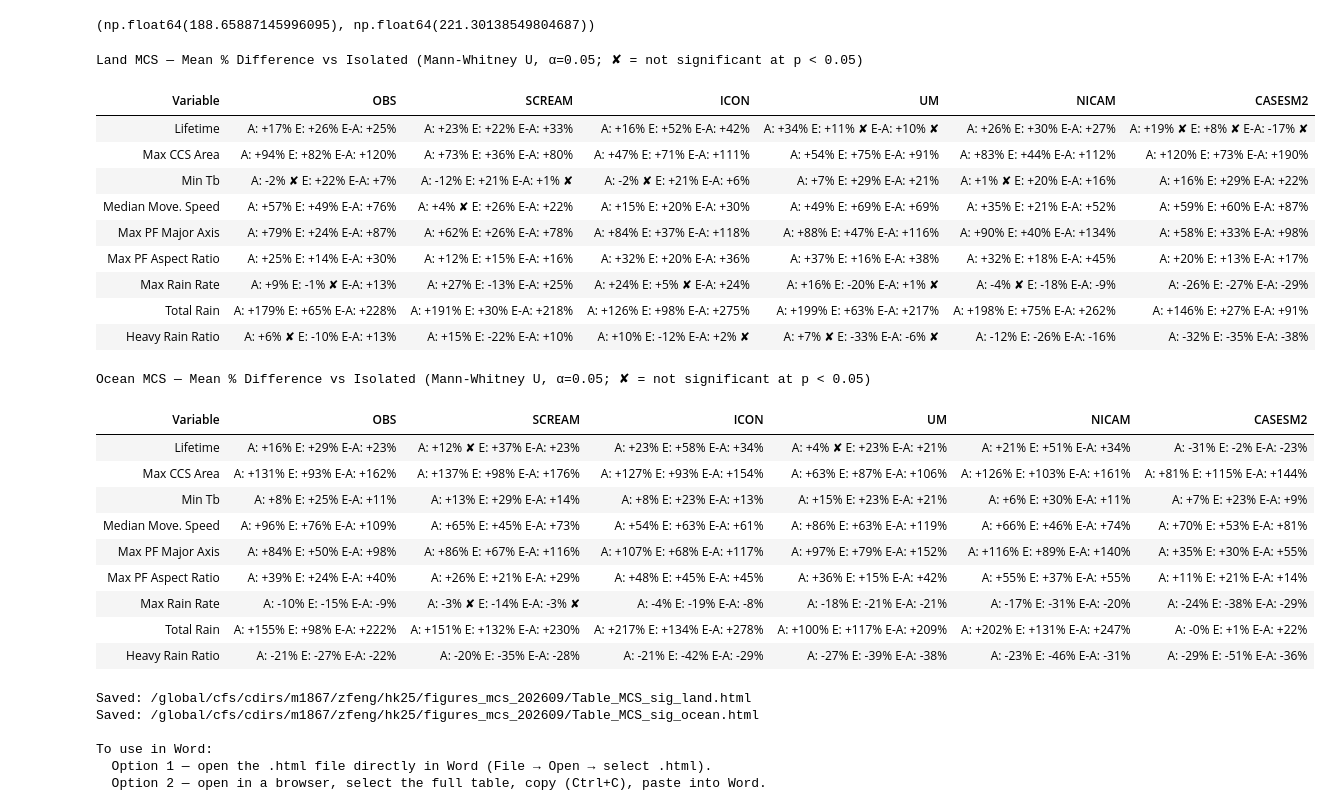
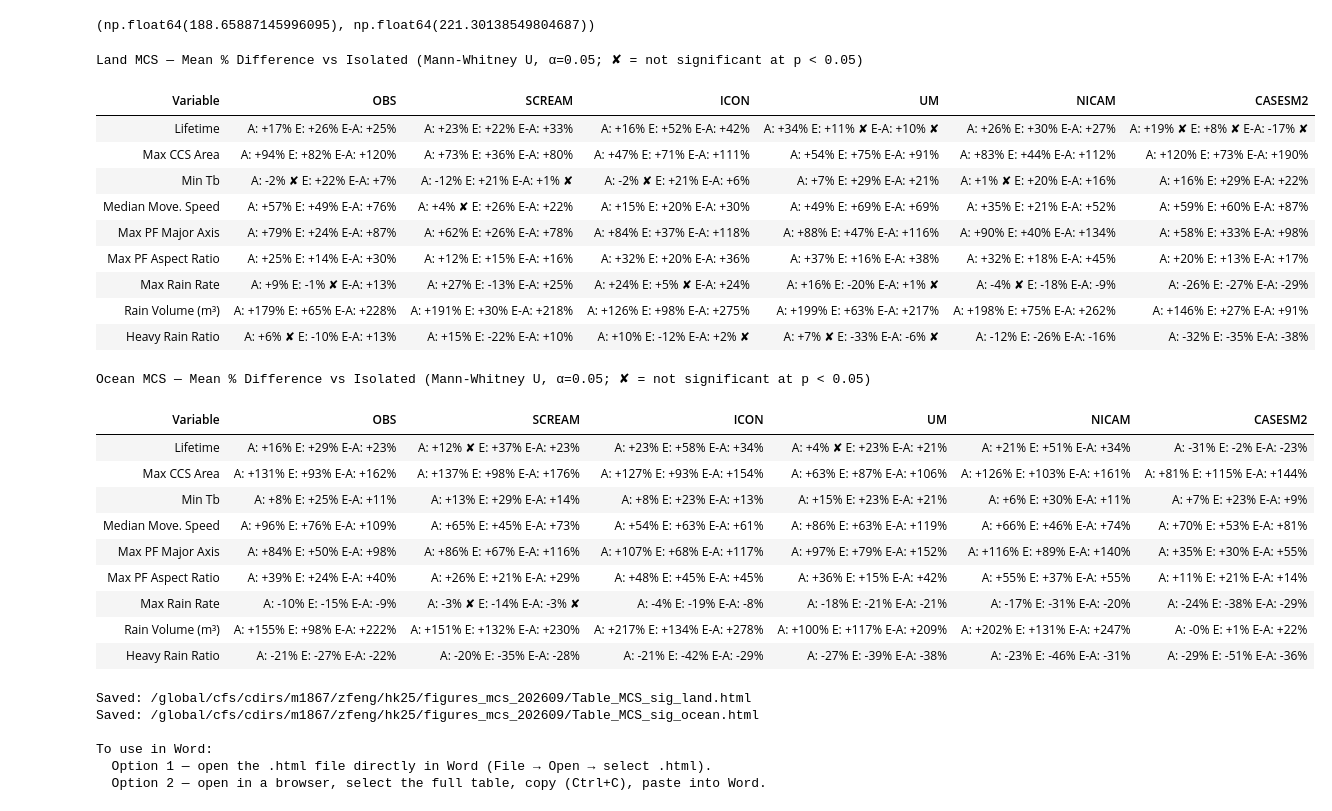
Before and after one commit to WACCEM/gsrm_cooccurrencefeature, a Jupyter notebook: notebooks/plot_mcs_cof_trackstats_multisource.ipynb, the cells around one changed output. Saved outputs shown, nothing was run; the diff lists cells and outputs as text; code cells hidden in the pictures.

```diff
--- a/notebooks/plot_mcs_cof_trackstats_multisource.ipynb
+++ b/notebooks/plot_mcs_cof_trackstats_multisource.ipynb
@@ -192,15 +192,18 @@ Years of data per dataset:
 # ccs_area_all    : total CCS area including merged and split cloud systems
 # core_area_ratio : convective core fraction of the total CCS area
 # heavy_rain_ratio: fraction of total rainfall that is heavy rain
+# total_rainvol   : rain volume (m³), assuming a uniform 100 km² pixel area
+pixel_area = 100  # km² per pixel
 df_all_src['ccs_area_all']     = df_all_src['ccs_area'] + df_all_src['merge_ccs_area'] + df_all_src['split_ccs_area']
 df_all_src['core_area_ratio']  = df_all_src['core_area'] / df_all_src['ccs_area']
 df_all_src['heavy_rain_ratio'] = df_all_src['total_heavyrain'] / df_all_src['total_rain']
+df_all_src['total_rainvol']    = df_all_src['total_rain'] * pixel_area * 1e3  # mm × km² → m³
 
 # Replace inf (division by zero when denominator == 0) with NaN
 df_all_src.replace([np.inf, -np.inf], np.nan, inplace=True)
 
 print("Derived columns added:")
-for col in ['ccs_area_all', 'core_area_ratio', 'heavy_rain_ratio']:
+for col in ['ccs_area_all', 'core_area_ratio', 'heavy_rain_ratio', 'total_rainvol']:
     print(f"  {col}: min={df_all_src[col].min():.4g}, "
           f"max={df_all_src[col].max():.4g}, "
           f"NaN={df_all_src[col].isna().sum():,}")
@@ -428,7 +432,7 @@ max_vars    = ['core_area', 'cold_area', 'ccs_area', 'ccs_area_all',
                'pf_area', 'pf_majoraxis', 'pf_aspectratio',
                'pf_maxrainrate', 'pf_rainrate', 'pf_landfrac', 'rainrate_heavyrain']
 min_vars    = ['corecold_mintb', 'core_meantb', 'meanlat']
-sum_vars    = ['total_rain', 'total_heavyrain']
+sum_vars    = ['total_rainvol', 'total_heavyrain']
 median_vars = ['movement_speed', ]
 mean_vars = ['core_area_ratio', 'heavy_rain_ratio', 'pf_landfrac']
 
@@ -929,7 +933,7 @@ STAT_VARS = [
     'pf_majoraxis_lt_max',
     'pf_aspectratio_lt_max',
     'pf_maxrainrate_lt_max',
-    'total_rain_lt_sum',
+    'total_rainvol_lt_sum',
     'heavy_rain_ratio_lt_mean',
 ]
 
@@ -941,7 +945,7 @@ VAR_LABELS = {
     'pf_majoraxis_lt_max':      'Max PF Major Axis',
     'pf_aspectratio_lt_max':    'Max PF Aspect Ratio',
     'pf_maxrainrate_lt_max':    'Max Rain Rate',
-    'total_rain_lt_sum':        'Total Rain',
+    'total_rainvol_lt_sum':     'Rain Volume (m³)',
     'heavy_rain_ratio_lt_mean': 'Heavy Rain Ratio',
 }
 
@@ -962,7 +966,7 @@ def compute_sig_table(df, stat_vars, var_labels, dataset_order, cof_compare, alp
     Mann-Whitney U significance for each non-isolated COF type vs. Isolated.
 
     Returns a dict[var][ds] = list of (pct_str, is_sig) per comparison.
-    Mann-Whitney U is used because variables like total_rain and pf_area are
+    Mann-Whitney U is used because variables like total_rainvol and pf_area are
     heavily right-skewed (not suitable for parametric t-tests).
     """
     data = {}
@@ -1085,34 +1089,34 @@ def build_html_table(data, stat_vars, var_labels, dataset_order, cof_compare, ti
         html += '</tr>\n'
 
     html += '</tbody></table>'
     return html
 
 
 # ── Run for land and ocean ────────────────────────────────────────────────────
 html_tables = {}
 for subset_name, df_sub in [('Land', df_land), ('Ocean', df_ocean)]:
     data = compute_sig_table(
         df_sub, STAT_VARS, VAR_LABELS, DATASET_ORDER, COF_COMPARE, ALPHA, MIN_N
     )
     title_str = (
         f'{subset_name} MCS — Mean % Difference vs Isolated '
         f'(Mann-Whitney U, α={ALPHA}; ✘ = not significant at p < {ALPHA})'
     )
     html_tables[subset_name] = build_html_table(
         data, STAT_VARS, VAR_LABELS, DATASET_ORDER, COF_COMPARE, title=title_str,
     )
     display(HTML(html_tables[subset_name]))
 # %% [output]
 Land MCS — Mean % Difference vs Isolated (Mann-Whitney U, α=0.05; ✘ = not significant at p < 0.05)
 | Variable | OBS | SCREAM | ICON | UM | NICAM | CASESM2 |
 | Lifetime | A: +17% E: +26% E-A: +25% | A: +23% E: +22% E-A: +33% | A: +16% E: +52% E-A: +42% | A: +34% E: +11% ✘ E-A: +10% ✘ | A: +26% E: +30% E-A: +27% | A: +19% ✘ E: +8% ✘ E-A: -17% ✘ |
 | Max CCS Area | A: +94% E: +82% E-A: +120% | A: +73% E: +36% E-A: +80% | A: +47% E: +71% E-A: +111% | A: +54% E: +75% E-A: +91% | A: +83% E: +44% E-A: +112% | A: +120% E: +73% E-A: +190% |
 | Min Tb | A: -2% ✘ E: +22% E-A: +7% | A: -12% E: +21% E-A: +1% ✘ | A: -2% ✘ E: +21% E-A: +6% | A: +7% E: +29% E-A: +21% | A: +1% ✘ E: +20% E-A: +16% | A: +16% E: +29% E-A: +22% |
 | Median Move. Speed | A: +57% E: +49% E-A: +76% | A: +4% ✘ E: +26% E-A: +22% | A: +15% E: +20% E-A: +30% | A: +49% E: +69% E-A: +69% | A: +35% E: +21% E-A: +52% | A: +59% E: +60% E-A: +87% |
 | Max PF Major Axis | A: +79% E: +24% E-A: +87% | A: +62% E: +26% E-A: +78% | A: +84% E: +37% E-A: +118% | A: +88% E: +47% E-A: +116% | A: +90% E: +40% E-A: +134% | A: +58% E: +33% E-A: +98% |
 | Max PF Aspect Ratio | A: +25% E: +14% E-A: +30% | A: +12% E: +15% E-A: +16% | A: +32% E: +20% E-A: +36% | A: +37% E: +16% E-A: +38% | A: +32% E: +18% E-A: +45% | A: +20% E: +13% E-A: +17% |
 | Max Rain Rate | A: +9% E: -1% ✘ E-A: +13% | A: +27% E: -13% E-A: +25% | A: +24% E: +5% ✘ E-A: +24% | A: +16% E: -20% E-A: +1% ✘ | A: -4% ✘ E: -18% E-A: -9% | A: -26% E: -27% E-A: -29% |
-| Total Rain | A: +179% E: +65% E-A: +228% | A: +191% E: +30% E-A: +218% | A: +126% E: +98% E-A: +275% | A: +199% E: +63% E-A: +217% | A: +198% E: +75% E-A: +262% | A: +146% E: +27% E-A: +91% |
+| Rain Volume (m³) | A: +179% E: +65% E-A: +228% | A: +191% E: +30% E-A: +218% | A: +126% E: +98% E-A: +275% | A: +199% E: +63% E-A: +217% | A: +198% E: +75% E-A: +262% | A: +146% E: +27% E-A: +91% |
 | Heavy Rain Ratio | A: +6% ✘ E: -10% E-A: +13% | A: +15% E: -22% E-A: +10% | A: +10% E: -12% E-A: +2% ✘ | A: +7% ✘ E: -33% E-A: -6% ✘ | A: -12% E: -26% E-A: -16% | A: -32% E: -35% E-A: -38% |
 Ocean MCS — Mean % Difference vs Isolated (Mann-Whitney U, α=0.05; ✘ = not significant at p < 0.05)
 | Variable | OBS | SCREAM | ICON | UM | NICAM | CASESM2 |
@@ -1123,7 +1127,7 @@ Ocean MCS — Mean % Difference vs Isolated (Mann-Whitney U, α=0.05; ✘ = not
 | Max PF Major Axis | A: +84% E: +50% E-A: +98% | A: +86% E: +67% E-A: +116% | A: +107% E: +68% E-A: +117% | A: +97% E: +79% E-A: +152% | A: +116% E: +89% E-A: +140% | A: +35% E: +30% E-A: +55% |
 | Max PF Aspect Ratio | A: +39% E: +24% E-A: +40% | A: +26% E: +21% E-A: +29% | A: +48% E: +45% E-A: +45% | A: +36% E: +15% E-A: +42% | A: +55% E: +37% E-A: +55% | A: +11% E: +21% E-A: +14% |
 | Max Rain Rate | A: -10% E: -15% E-A: -9% | A: -3% ✘ E: -14% E-A: -3% ✘ | A: -4% E: -19% E-A: -8% | A: -18% E: -21% E-A: -21% | A: -17% E: -31% E-A: -20% | A: -24% E: -38% E-A: -29% |
-| Total Rain | A: +155% E: +98% E-A: +222% | A: +151% E: +132% E-A: +230% | A: +217% E: +134% E-A: +278% | A: +100% E: +117% E-A: +209% | A: +202% E: +131% E-A: +247% | A: -0% E: +1% E-A: +22% |
+| Rain Volume (m³) | A: +155% E: +98% E-A: +222% | A: +151% E: +132% E-A: +230% | A: +217% E: +134% E-A: +278% | A: +100% E: +117% E-A: +209% | A: +202% E: +131% E-A: +247% | A: -0% E: +1% E-A: +22% |
 | Heavy Rain Ratio | A: -21% E: -27% E-A: -22% | A: -20% E: -35% E-A: -28% | A: -21% E: -42% E-A: -29% | A: -27% E: -39% E-A: -38% | A: -23% E: -46% E-A: -31% | A: -29% E: -51% E-A: -36% |
 # %%
 # ── Save tables as standalone HTML files (for use in Microsoft Word) ─────────
```
Also changed, not shown: parts of 9 cells of this notebook.
